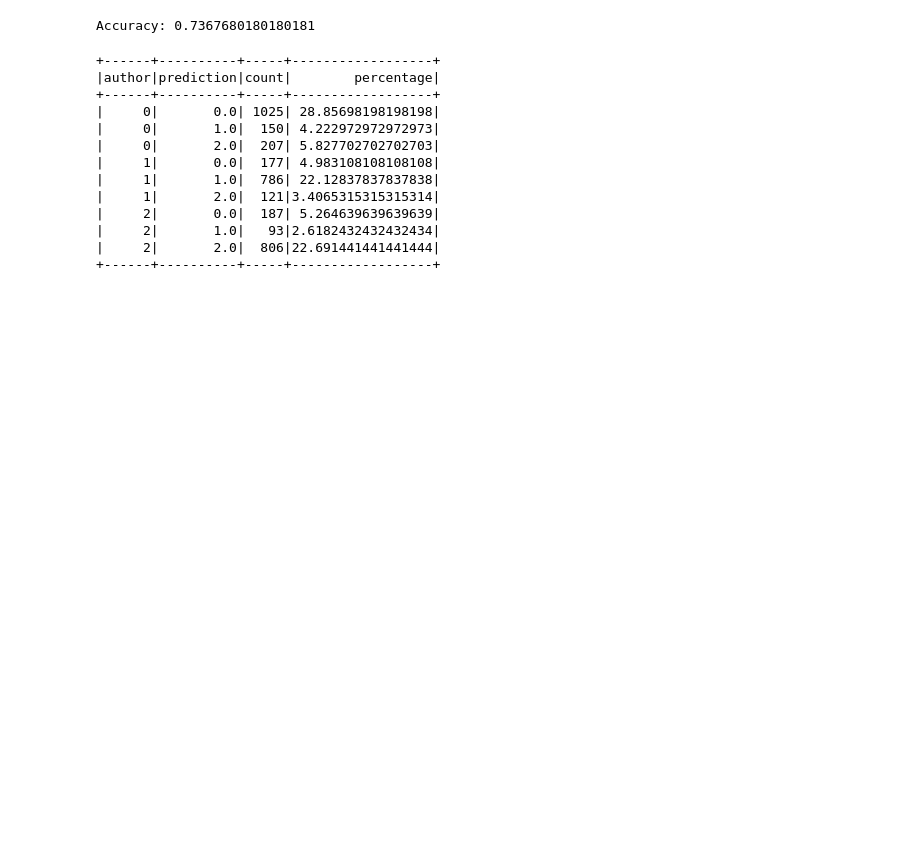
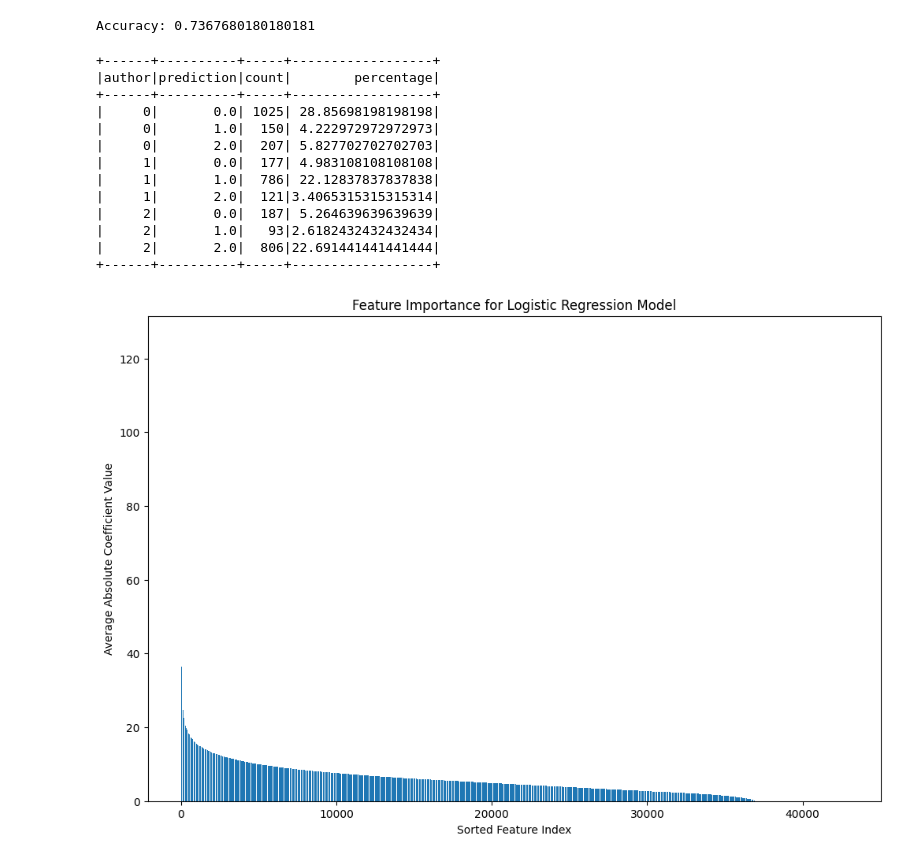
Before and after one commit to ConnorK747/COSC526SpookyAuthors, a Jupyter notebook: SpookyAuthors.ipynb, the cells around one changed output. Drawn from its saved outputs; the diff is of its cells as text; code cells hidden in the pictures; blank space fills up the shorter version.

Commit message:
Cleaned up file a bit, added coefficient matrix and brief writeup at EOF.

```diff
--- a/SpookyAuthors.ipynb
+++ b/SpookyAuthors.ipynb
@@ -2,11 +2,23 @@
 #Imports
 from pyspark.sql import SparkSession
 from pyspark.sql import functions as F
-from pyspark.ml.feature import Tokenizer
-from pyspark.ml.feature import StopWordsRemover
+import setuptools
+from pyspark.ml.feature import Tokenizer, StopWordsRemover, CountVectorizer, IDF, Normalizer
+from pyspark.ml import Pipeline
+from pyspark.ml.classification import LogisticRegression
+from pyspark.ml.evaluation import MulticlassClassificationEvaluator
+import matplotlib.pyplot as plt
+import numpy as np
 
 #Create a spark session
-spark = SparkSession.builder.appName("SpookyAuthorIdentification").getOrCreate()
+#spark = SparkSession.builder.appName("SpookyAuthorIdentification").getOrCreate()
+
+spark = SparkSession.builder \
+    .appName("SpookyAuthorIdentification") \
+    .config("spark.executor.memory", "8g") \
+    .config("spark.driver.memory", "8g") \
+    .config("spark.sql.shuffle.partitions", "8") \
+    .getOrCreate()
 # %% [markdown]
 # Stage 0: Import Data
 # %%
@@ -102,11 +114,11 @@ train_df.select("sentence_length").describe().show()
 +-------+------------------+
 # %%
 #Use tokenizer to tokenize the text
-tokenizer = Tokenizer(inputCol="text", outputCol="words")
+tokenizer = Tokenizer(inputCol="text", outputCol="tokens")
 tokenized_train_df = tokenizer.transform(train_df)
 
 #Print tokenized output
-tokenized_train_df.select("text", "words").show(5, truncate=False)
+tokenized_train_df.select("text", "tokens").show(5, truncate=False)
 # %% [output]
 +------------------------------------------------------------------------------------------------------------------------------------------------------------------------------------------------------- ...
 |text                                                                                                                                                                                                    ...
@@ -121,10 +133,10 @@ only showing top 5 rows
 # %%
 #Create an instance of StopWordsRemover and use it to filter the tokens and remove stop words
 #The new filtered tokens are placed in a new column "filtered_words"
-remover = StopWordsRemover(inputCol="words", outputCol="filtered_words")
+remover = StopWordsRemover(inputCol="tokens", outputCol="filtered_tokens")
 cleaned_train_df = remover.transform(tokenized_train_df)
 
 #Print the cleaned output
-cleaned_train_df.select("words", "filtered_words").show(5, truncate=False)
+cleaned_train_df.select("tokens", "filtered_tokens").show(5, truncate=False)
 # %% [output]
 +------------------------------------------------------------------------------------------------------------------------------------------------------------------------------------------------------- ...
@@ -279,3 +281,23 @@ confusion_matrix.show()
 |     2|       1.0|   93|2.6182432432432434|
 |     2|       2.0|  806|22.691441441441444|
 +------+----------+-----+------------------+
+# %%
+#Extract the coefficient matrix
+feature_importance_matrix = lr_model.coefficientMatrix.toArray()
+
+#Take the average absolute value across all classes to get a general sense of feature importance.
+feature_importance = np.mean(np.abs(feature_importance_matrix), axis=0)
+
+#Sort the feature importances by absolute value
+sorted_indices = np.argsort(feature_importance)[::-1]
+sorted_importance = feature_importance[sorted_indices]
+
+#Plot sorted feature importances
+plt.figure(figsize=(12, 8))
+plt.bar(np.arange(len(sorted_importance)), sorted_importance)
+plt.xlabel("Sorted Feature Index")
+plt.ylabel("Average Absolute Coefficient Value")
+plt.title("Feature Importance for Logistic Regression Model")
+plt.show()
+# %% [output]
+[figure, added]
```
Also changed, not shown: parts of 6 cells of this notebook.
